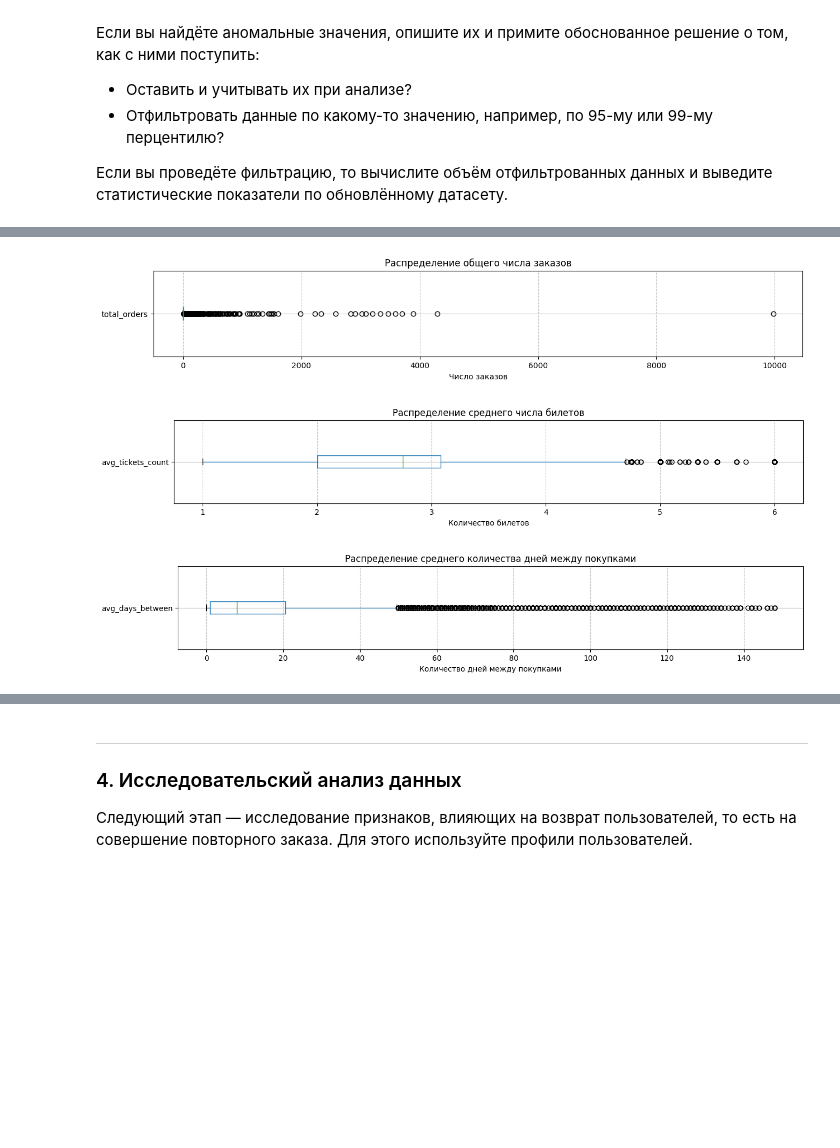
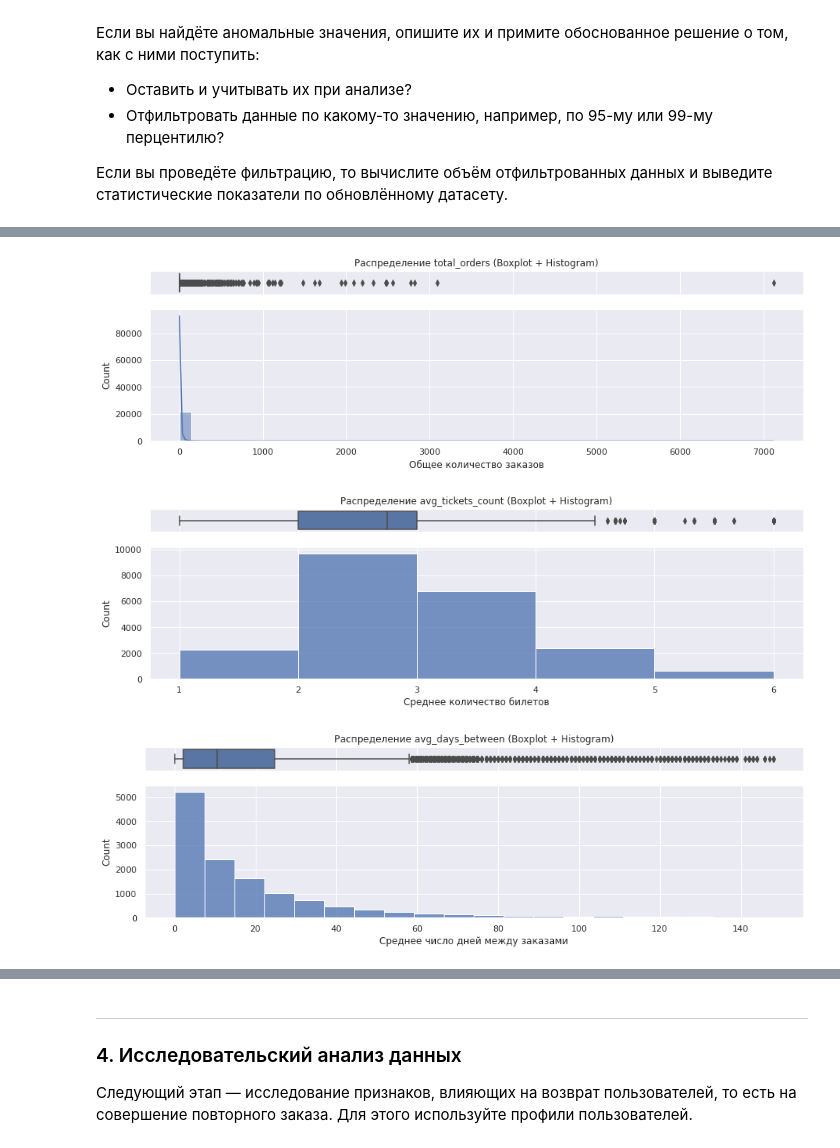
Before and after one commit to AnastasiaOstroumova/afisha_project, a Jupyter notebook: Anastasia_Ostroumova_afisha_project.ipynb, the cells around one changed output, grey strips where cells are left out. Saved outputs shown, nothing was run; the diff lists cells and outputs as text; code cells hidden in the pictures; blank space fills up the shorter version.

```diff
--- a/Anastasia_Ostroumova_afisha_project.ipynb
+++ b/Anastasia_Ostroumova_afisha_project.ipynb
@@ -512,6 +696,6 @@ plt.show()
 # %%
 # 1. Находим значение 99-го перцентиля для revenue_rub
-threshold_99_revenue = df['revenue_rub'].quantile(0.99)
+threshold_99_revenue = df_filtered['revenue_rub'].quantile(0.99)
 
 print(f"Значение 99-го перцентиля (порог): {threshold_99_revenue:.2f} RUB")
 # %% [output]
@@ -519,6 +703,6 @@ print(f"Значение 99-го перцентиля (порог): {threshold_9
 # %%
 # 1. Находим значение 99-го перцентиля для tickets_count
-threshold_99_tickets = df['tickets_count'].quantile(0.99)
+threshold_99_tickets = df_filtered['tickets_count'].quantile(0.99)
 
 print(f"Значение 99-го перцентиля (порог): {threshold_99_tickets} штук")
 # %% [output]
@@ -526,7 +710,7 @@ print(f"Значение 99-го перцентиля (порог): {threshold_9
 # %%
 # 2. Фильтруем DataFrame
 # фильтруем данные по выручке по 99 персентилю
-df_filtered = df[df['revenue_rub'] <= threshold_99_revenue].copy()
+df_filtered = df_filtered[df_filtered['revenue_rub'] <= threshold_99_revenue].copy()
 
 # так как выручка с заказа не может быть отрицательной и нулевой, исключим и эти значения
 df_filtered = df_filtered[df_filtered['revenue_rub'] > 0]
@@ -535,7 +719,7 @@ df_filtered = df_filtered[df_filtered['revenue_rub'] > 0]
 df_filtered = df_filtered[df_filtered['tickets_count'] <= threshold_99_tickets]
 
 # Сравнение размеров
-# Проверим сколько удалено строк датасета
+# Проверим сколько всего удалено строк датасета
 a, b = len(df), len(df_filtered)
 print(" Было строк в исходном датасете", a,
       '\n', "Осталось строк в датасете после обработки", b,
@@ -668,9 +887,9 @@ user_profile['is_two']  = (user_profile['total_orders'] >= 2).astype(int)
 user_profile['is_five'] = (user_profile['total_orders'] >= 5).astype(int)
 
 # Округление
-user_profile['avg_revenue_rub'] = user_profile['avg_revenue_rub'].round(2)
-user_profile['avg_tickets_count']     = user_profile['avg_tickets_count'].round(2)
-user_profile['avg_days_between'] = user_profile['avg_days_between'].round(2)
+user_profile['avg_revenue_rub'] = user_profile['avg_revenue_rub'].astype(float).round(2)
+user_profile['avg_tickets_count'] = user_profile['avg_tickets_count'].astype(float).round(2)
+user_profile['avg_days_between'] = user_profile['avg_days_between'].astype(float).round(2)
 # %%
 user_profile.head()
 # %% [output]
@@ -775,34 +1001,16 @@ Name: avg_days_between, dtype: Float64
 # %%
-# 1. Горизонтальная диаграмма размаха для total_orders
-plt.figure(figsize=(15, 2))
+# Для total_orders
+box_hist_plot(user_profile, "total_orders", xlabel="Общее количество заказов", bins=50, kde=True)
 
-user_profile.boxplot(column='total_orders', vert=False)
-plt.title('Распределение общего числа заказов')
-plt.xlabel('Число заказов')
-plt.grid(axis='x', linestyle='--', alpha=0.7)
-plt.show()
+# Для avg_tickets
+box_hist_plot(user_profile, "avg_tickets_count", xlabel="Среднее количество билетов", bins=5)
 
-# 2. Горизонтальная диаграмма размаха для avg_tickets
-plt.figure(figsize=(15, 2))
-
-user_profile.boxplot(column='avg_tickets_count', vert=False)
-plt.title('Распределение среднего числа билетов')
-plt.xlabel('Количество билетов')
-plt.grid(axis='x', linestyle='--', alpha=0.7)
-plt.show()
-
-# 2. Горизонтальная диаграмма размаха для avg_days_between
-plt.figure(figsize=(15, 2))
-
-user_profile.boxplot(column='avg_days_between', vert=False)
-plt.title('Распределение среднего количества дней между покупками')
-plt.xlabel('Количество дней между покупками')
-plt.grid(axis='x', linestyle='--', alpha=0.7)
-plt.show()
+# Для avg_days_between
+box_hist_plot(user_profile, "avg_days_between", xlabel="Среднее число дней между заказами", bins=20)
 # %% [output]
-[figure, old version]
+[figure, new version]
-[figure, old version]
+[figure, new version]
-[figure, old version]
+[figure, new version]
 # %% [markdown]
 **Оценка данных**
 
```
Also changed, not shown: parts of 134 cells of this notebook, 1 other file.
